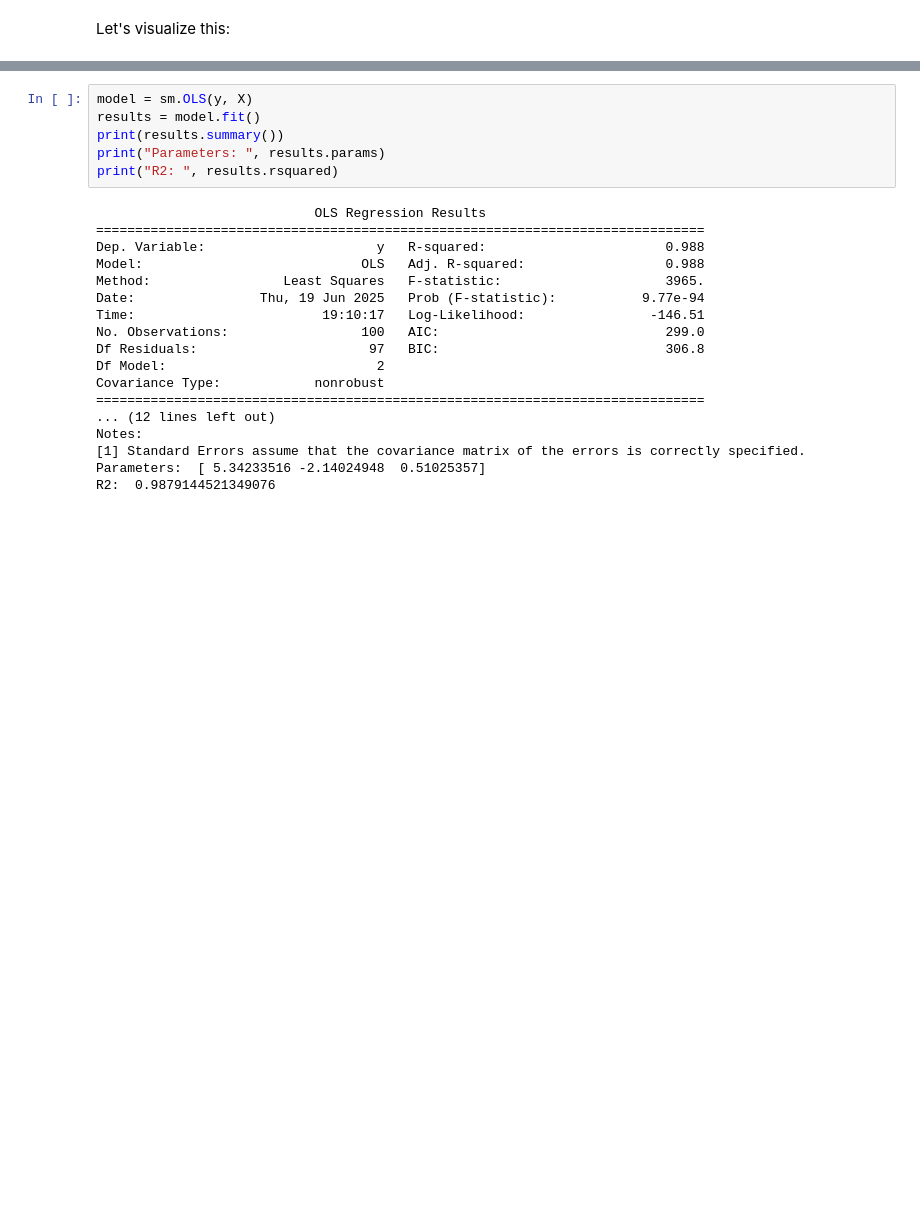
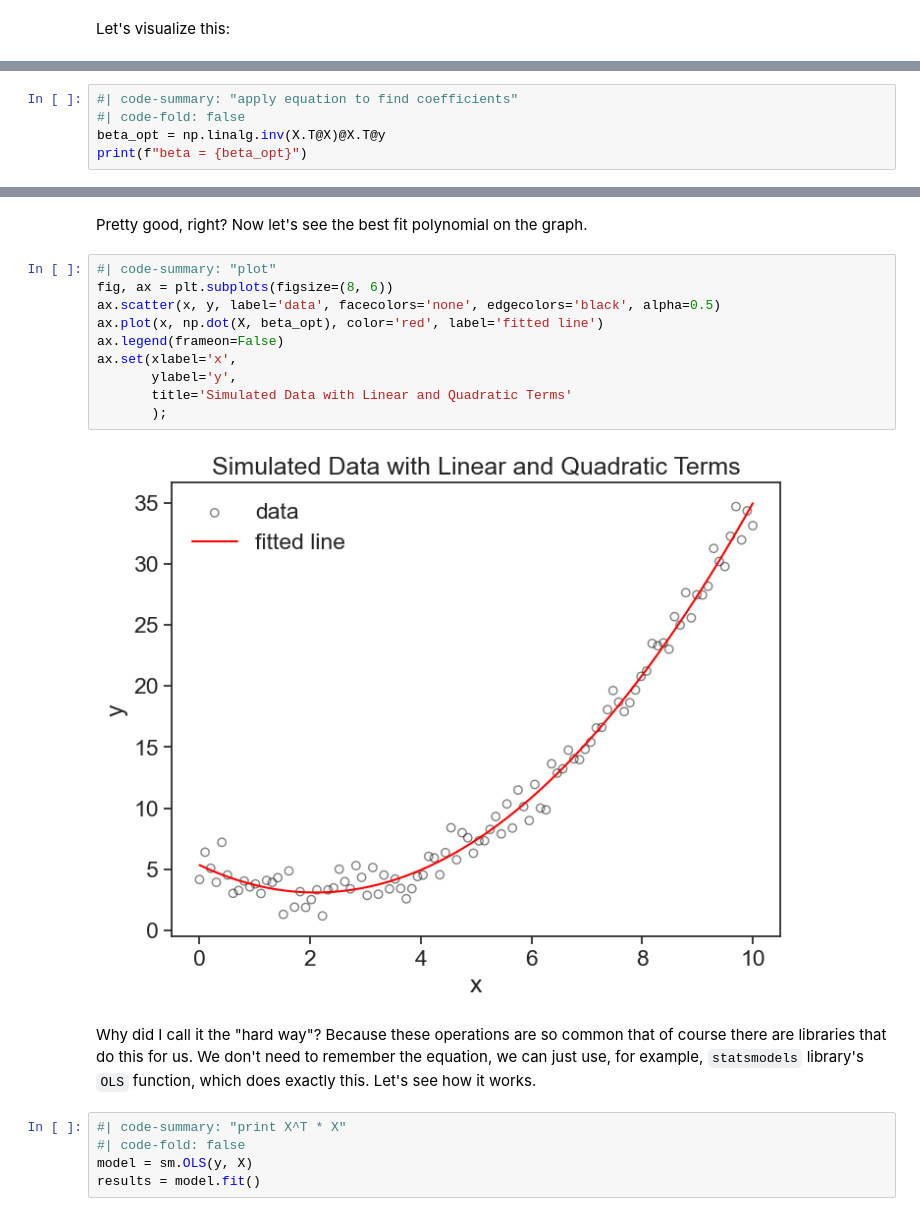
Before and after one commit to yairmau/statistics, a Jupyter notebook: regression/least-squares.ipynb, the cells around one changed output, grey strips where cells are left out. Cells and saved outputs as stored; diff of their text form; blank space fills up the shorter version.

Commit message:
least squares

```diff
--- a/regression/least-squares.ipynb
+++ b/regression/least-squares.ipynb
@@ -94,0 +122,5 @@ Let's run the Ordinary Least Squares regression and see what it gives.
+# %%
+#| code-summary: "apply equation to find coefficients"
+#| code-fold: false
+beta_opt = np.linalg.inv(X.T@X)@X.T@y
+print(f"beta = {beta_opt}")
@@ -95,24 +158,21 @@ Let's run the Ordinary Least Squares regression and see what it gives.
+# %% [markdown]
+Pretty good, right? Now let's see the best fit polynomial on the graph.
+# %%
+#| code-summary: "plot"
+fig, ax = plt.subplots(figsize=(8, 6))
+ax.scatter(x, y, label='data', facecolors='none', edgecolors='black', alpha=0.5)
+ax.plot(x, np.dot(X, beta_opt), color='red', label='fitted line')
+ax.legend(frameon=False)
+ax.set(xlabel='x',
+       ylabel='y',
+       title='Simulated Data with Linear and Quadratic Terms'
+       );
+# %% [output]
+[figure, added]
+# %% [markdown]
+Why did I call it the "hard way"? Because these operations are so common that of course there are libraries that do this for us. We don't need to remember the equation, we can just use, for example, `statsmodels` library's `OLS` function, which does exactly this. Let's see how it works.
 # %%
+#| code-summary: "print X^T * X"
+#| code-fold: false
 model = sm.OLS(y, X)
 results = model.fit()
-print(results.summary())
-print("Parameters: ", results.params)
-print("R2: ", results.rsquared)
-# %% [output]
-                            OLS Regression Results
-==============================================================================
-Dep. Variable:                      y   R-squared:                       0.988
-Model:                            OLS   Adj. R-squared:                  0.988
-Method:                 Least Squares   F-statistic:                     3965.
-Date:                Thu, 19 Jun 2025   Prob (F-statistic):           9.77e-94
-Time:                        19:10:17   Log-Likelihood:                -146.51
-No. Observations:                 100   AIC:                             299.0
-Df Residuals:                      97   BIC:                             306.8
-Df Model:                           2
-Covariance Type:            nonrobust
-==============================================================================
-... (12 lines left out)
-Notes:
-[1] Standard Errors assume that the covariance matrix of the errors is correctly specified.
-Parameters:  [ 5.34233516 -2.14024948  0.51025357]
-R2:  0.9879144521349076
```
Also changed, not shown: parts of 30 cells of this notebook, 26 other files.
